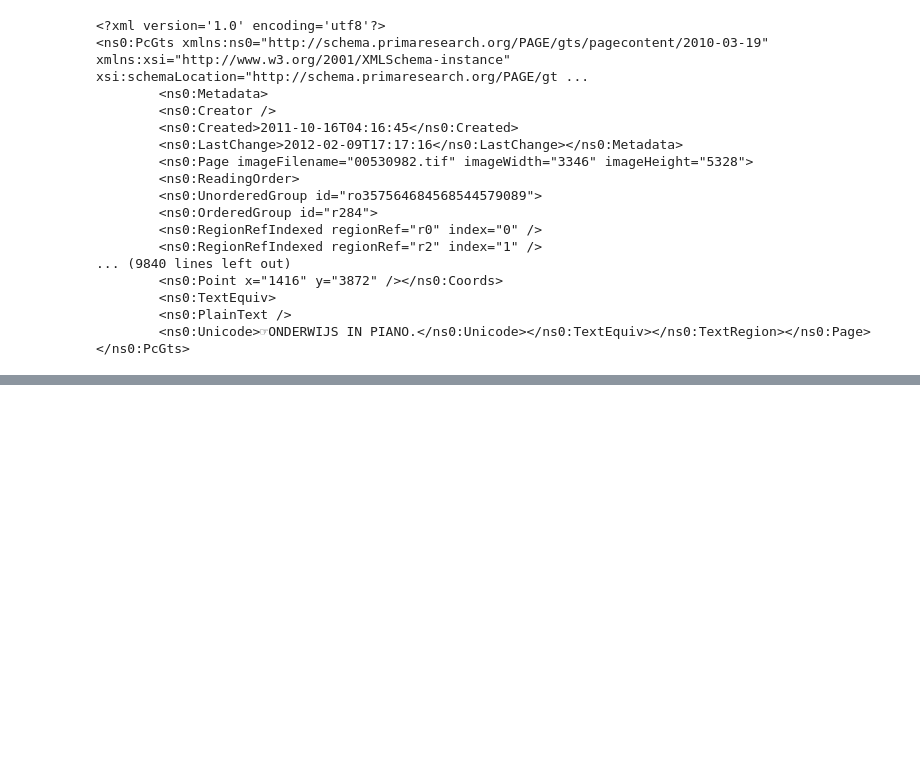
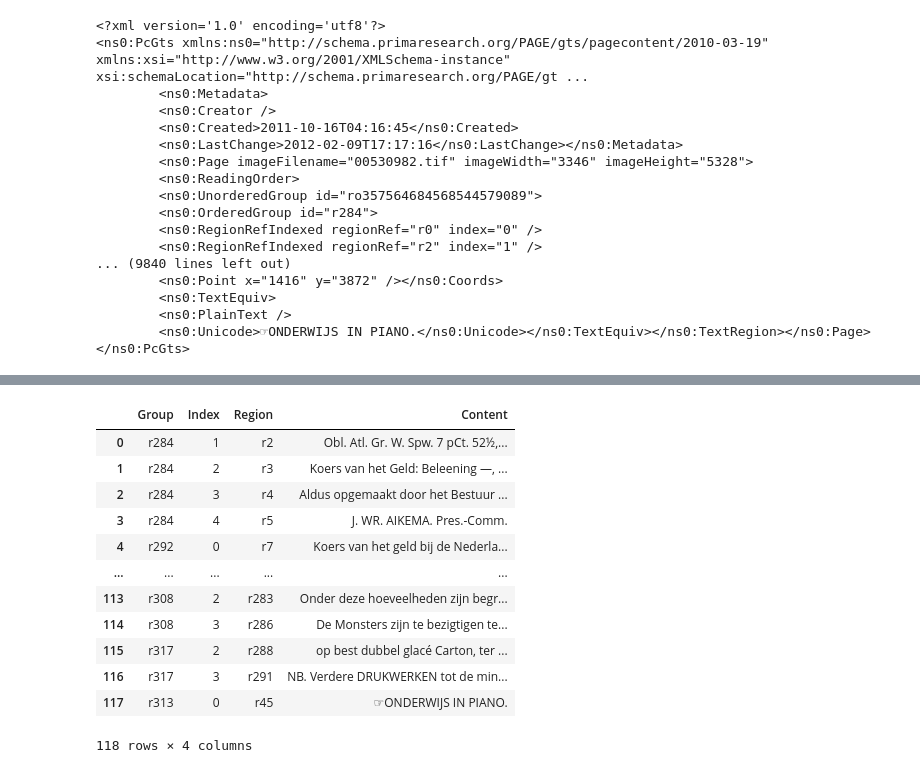
Before and after one commit to MirjamC/xml-workshop, a Jupyter notebook: _sources/8_page_ET.ipynb, the cells around one changed output, grey strips where cells are left out. Saved outputs shown, nothing was run; the diff lists cells and outputs as text; code cells hidden in the pictures; blank space fills up the shorter version.

```diff
--- a/_sources/8_page_ET.ipynb
+++ b/_sources/8_page_ET.ipynb
@@ -339,0 +133,4 @@ Of course, like before this can be used for further analysis, or saved to csv fo
+# %%
+ns = {'ns0': 'http://schema.primaresearch.org/PAGE/gts/pagecontent/2010-03-19'}
+for newspaper in root.findall('.//ns0:Unicode', ns):
+    print(newspaper.text)
@@ -339,0 +350,13 @@ Of course, like before this can be used for further analysis, or saved to csv fo
+# %%
+## First initialize an empty dictionary
+dict_order = {}
+
+for order in root.findall('.//ns0:ReadingOrder', ns):
+	for group in root.findall('.//ns0:OrderedGroup', ns):
+		groupnr = group.get('id')
+		for suborder in group.findall('.//ns0:RegionRefIndexed', ns):
+			region = suborder.get('regionRef')
+			index = suborder.get('index')
+			## the dictionary is filled with the three attributes
+			## it sets region as the key and the groupnr and index as a list as value
+			dict_order.setdefault(region,[]).append([groupnr, index])
@@ -339,0 +371,13 @@ Of course, like before this can be used for further analysis, or saved to csv fo
+# %%
+for newspaper in root.findall('.//ns0:TextRegion', ns):
+	region = newspaper.get('id')
+
+	## here we extract from the dictionary the group and index value for the dictionary item that matches the region extracted with the orignal code.
+	groupvalues = dict_order[region]
+	group = groupvalues[0][0]
+	index = groupvalues[0][1]
+
+	for content in newspaper.findall('.//ns0:Unicode', ns):
+		content = content.text
+	## then we can add them to the print statement
+	print(group, region, index, content)
@@ -339,0 +446,27 @@ Of course, like before this can be used for further analysis, or saved to csv fo
+# %%
+import pandas as pd
+content_list = []
+for newspaper in root.findall('.//ns0:TextRegion', ns):
+	region = newspaper.get('id')
+	groupvalues = dict_order[region]
+	group = groupvalues[0][0]
+	index = groupvalues[0][1]
+	for content in newspaper.findall('.//ns0:Unicode', ns):
+		content = content.text
+	content_list.append([group, index, region, content])
+newspaper_with_order = pd.DataFrame(content_list, columns = ["Group", "Index", "Region", "Content"])
+newspaper_with_order
+# %% [output]
+|  | Group | Index | Region | Content |
+| 0 | r284 | 1 | r2 | Obl. Atl. Gr. W. Spw. 7 pCt. 52½,... |
+| 1 | r284 | 2 | r3 | Koers van het Geld: Beleening —, ... |
+| 2 | r284 | 3 | r4 | Aldus opgemaakt door het Bestuur ... |
+| 3 | r284 | 4 | r5 | J. WR. AIKEMA. Pres.-Comm. |
+| 4 | r292 | 0 | r7 | Koers van het geld bij de Nederla... |
+| ... | ... | ... | ... | ... |
+| 113 | r308 | 2 | r283 | Onder deze hoeveelheden zijn begr... |
+| 114 | r308 | 3 | r286 | De Monsters zijn te bezigtigen te... |
+| 115 | r317 | 2 | r288 | op best dubbel glacé Carton, ter ... |
+| 116 | r317 | 3 | r291 | NB. Verdere DRUKWERKEN tot de min... |
+| 117 | r313 | 0 | r45 | ☞ONDERWIJS IN PIANO. |
+118 rows × 4 columns
```
Also changed, not shown: parts of 21 cells of this notebook, 23 other files.
